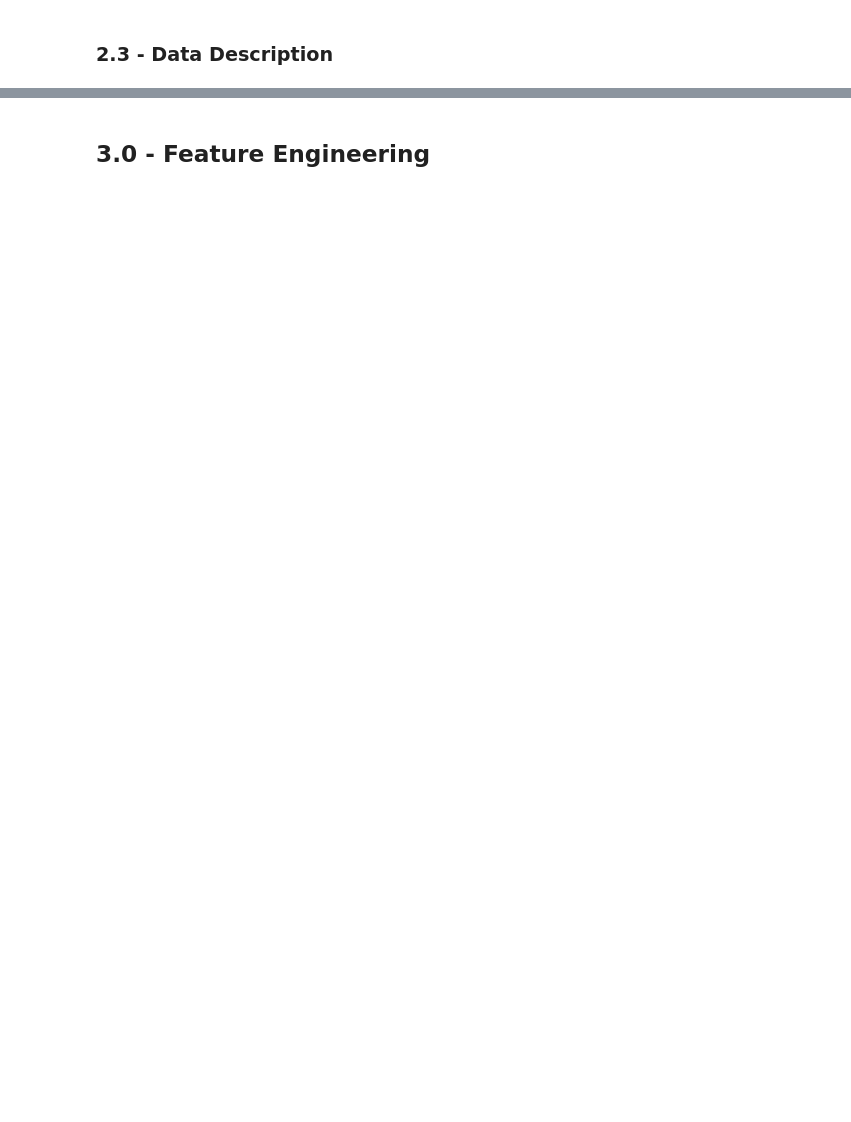
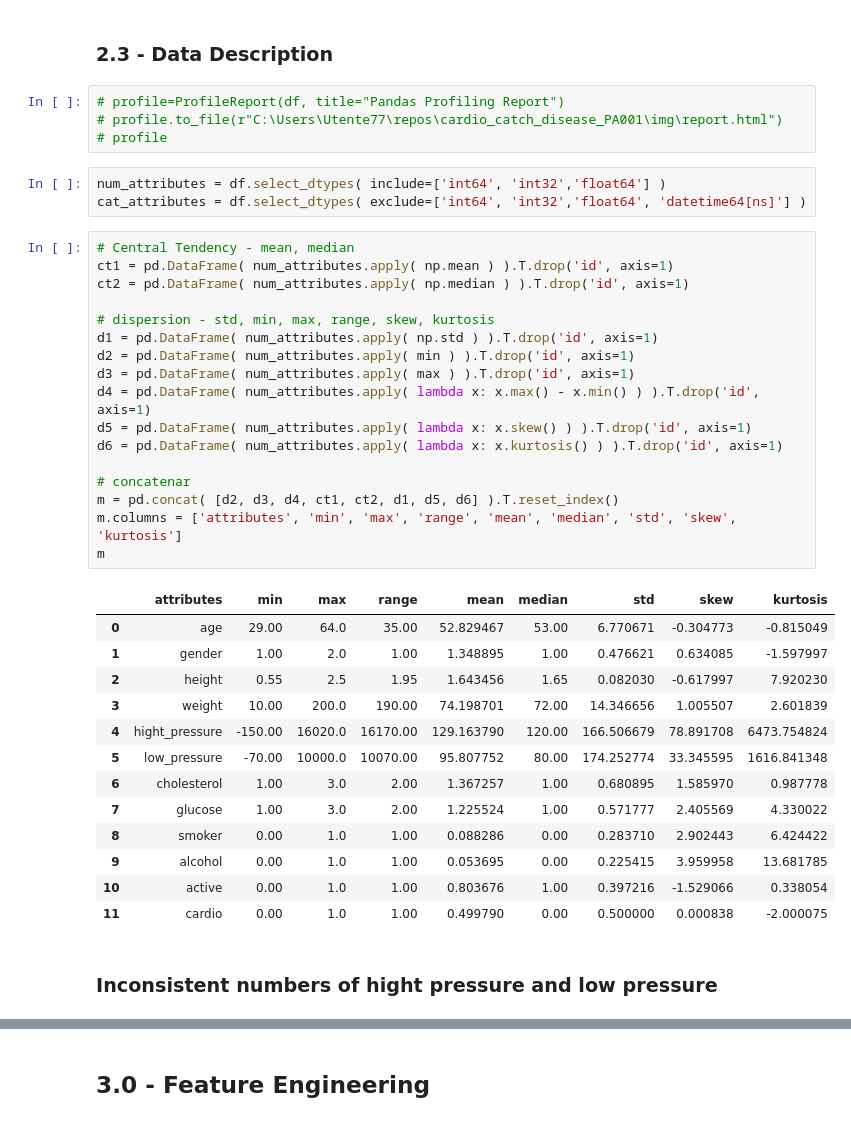
Before and after one commit to alessandra-barbosa/cardio_catch_disease, a Jupyter notebook: AB_cardio_catch_diseases_0.ipynb, the cells around one changed output, grey strips where cells are left out. Drawn from its saved outputs; the diff is of its cells as text; blank space fills up the shorter version.

```diff
--- a/AB_cardio_catch_diseases_0.ipynb
+++ b/AB_cardio_catch_diseases_0.ipynb
@@ -335,2 +336,42 @@ dtype: int64
 # %% [markdown]
 ### 2.3 - Data Description
+# %%
+# profile=ProfileReport(df, title="Pandas Profiling Report")
+# profile.to_file(r"C:\Users\Utente77\repos\cardio_catch_disease_PA001\img\report.html")
+# profile
+# %%
+num_attributes = df.select_dtypes( include=['int64', 'int32','float64'] )
+cat_attributes = df.select_dtypes( exclude=['int64', 'int32','float64', 'datetime64[ns]'] )
+# %%
+# Central Tendency - mean, median
+ct1 = pd.DataFrame( num_attributes.apply( np.mean ) ).T.drop('id', axis=1)
+ct2 = pd.DataFrame( num_attributes.apply( np.median ) ).T.drop('id', axis=1)
+
+# dispersion - std, min, max, range, skew, kurtosis
+d1 = pd.DataFrame( num_attributes.apply( np.std ) ).T.drop('id', axis=1)
+d2 = pd.DataFrame( num_attributes.apply( min ) ).T.drop('id', axis=1)
+d3 = pd.DataFrame( num_attributes.apply( max ) ).T.drop('id', axis=1)
+d4 = pd.DataFrame( num_attributes.apply( lambda x: x.max() - x.min() ) ).T.drop('id', axis=1)
+d5 = pd.DataFrame( num_attributes.apply( lambda x: x.skew() ) ).T.drop('id', axis=1)
+d6 = pd.DataFrame( num_attributes.apply( lambda x: x.kurtosis() ) ).T.drop('id', axis=1)
+
+# concatenar
+m = pd.concat( [d2, d3, d4, ct1, ct2, d1, d5, d6] ).T.reset_index()
+m.columns = ['attributes', 'min', 'max', 'range', 'mean', 'median', 'std', 'skew', 'kurtosis']
+m
+# %% [output]
+|  | attributes | min | max | range | mean | median | std | skew | kurtosis |
+| 0 | age | 29.00 | 64.0 | 35.00 | 52.829467 | 53.00 | 6.770671 | -0.304773 | -0.815049 |
+| 1 | gender | 1.00 | 2.0 | 1.00 | 1.348895 | 1.00 | 0.476621 | 0.634085 | -1.597997 |
+| 2 | height | 0.55 | 2.5 | 1.95 | 1.643456 | 1.65 | 0.082030 | -0.617997 | 7.920230 |
+| 3 | weight | 10.00 | 200.0 | 190.00 | 74.198701 | 72.00 | 14.346656 | 1.005507 | 2.601839 |
+| 4 | hight_pressure | -150.00 | 16020.0 | 16170.00 | 129.163790 | 120.00 | 166.506679 | 78.891708 | 6473.754824 |
+| 5 | low_pressure | -70.00 | 10000.0 | 10070.00 | 95.807752 | 80.00 | 174.252774 | 33.345595 | 1616.841348 |
+| 6 | cholesterol | 1.00 | 3.0 | 2.00 | 1.367257 | 1.00 | 0.680895 | 1.585970 | 0.987778 |
+| 7 | glucose | 1.00 | 3.0 | 2.00 | 1.225524 | 1.00 | 0.571777 | 2.405569 | 4.330022 |
+| 8 | smoker | 0.00 | 1.0 | 1.00 | 0.088286 | 0.00 | 0.283710 | 2.902443 | 6.424422 |
+| 9 | alcohol | 0.00 | 1.0 | 1.00 | 0.053695 | 0.00 | 0.225415 | 3.959958 | 13.681785 |
+| 10 | active | 0.00 | 1.0 | 1.00 | 0.803676 | 1.00 | 0.397216 | -1.529066 | 0.338054 |
+| 11 | cardio | 0.00 | 1.0 | 1.00 | 0.499790 | 0.00 | 0.500000 | 0.000838 | -2.000075 |
+# %% [markdown]
+### Inconsistent numbers of **hight pressure** and **low pressure**
```
Also changed, not shown: parts of 96 cells of this notebook.
